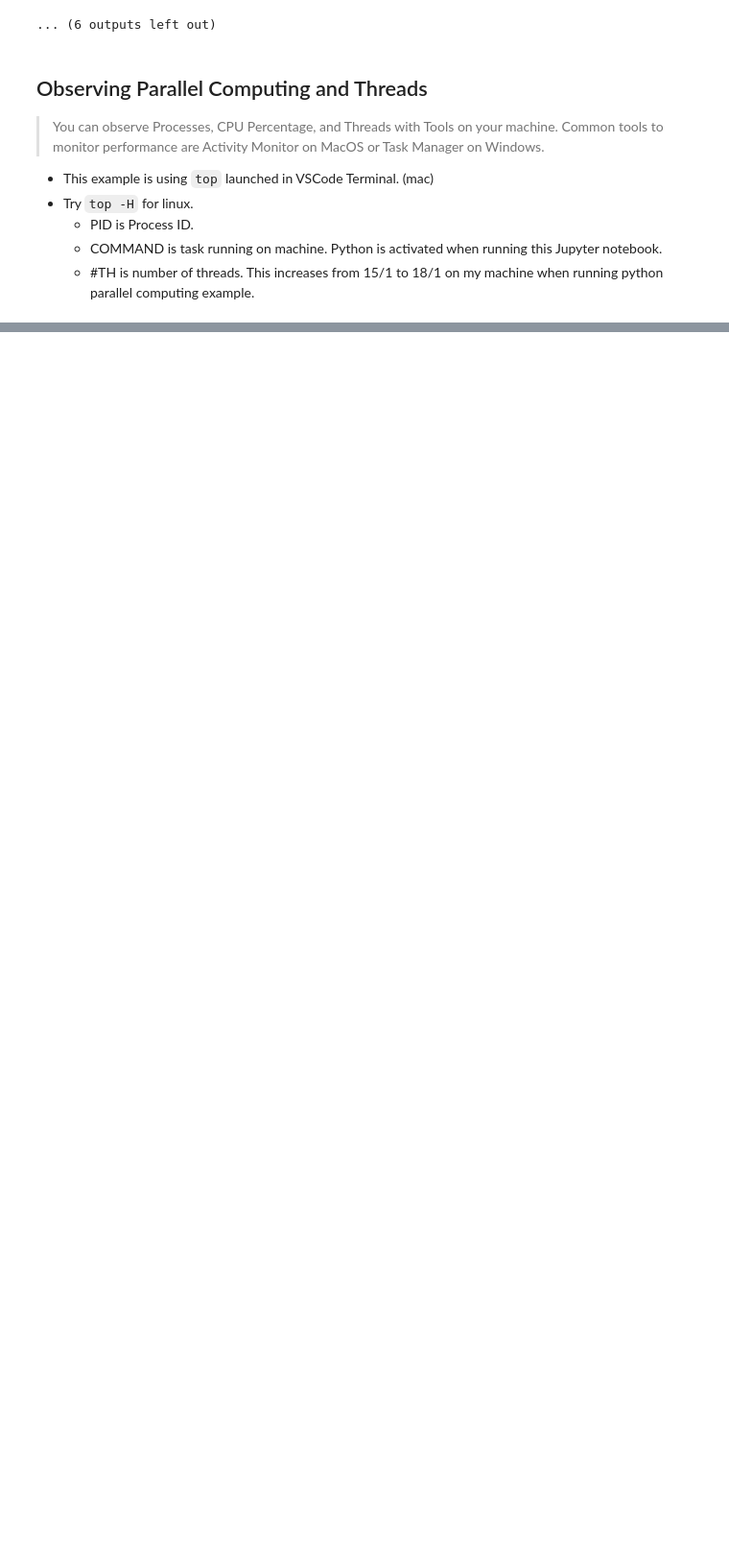
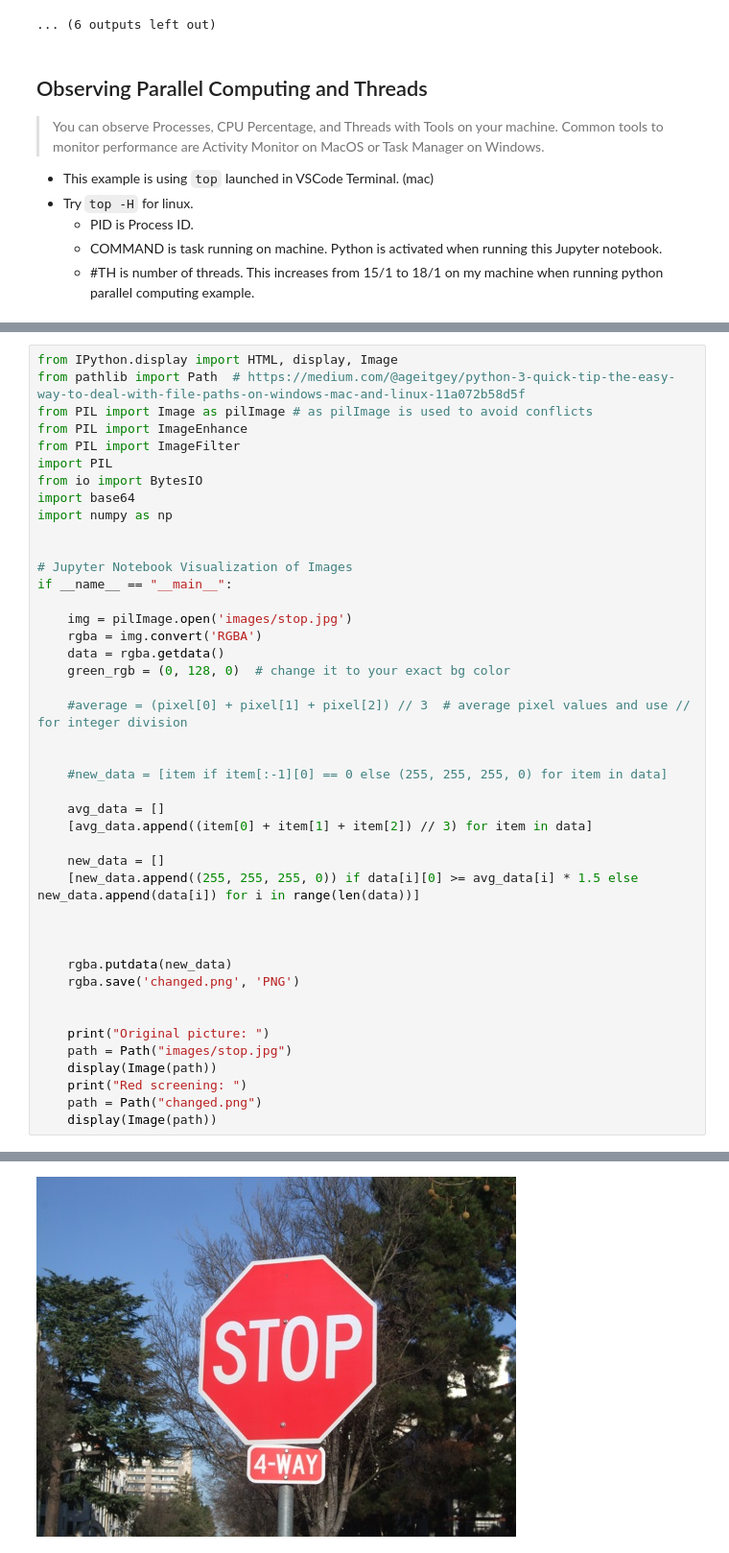
Before and after one commit to lwu1822/fastpages, a Jupyter notebook: _notebooks/2023-03-29-CSP-w28-class-unit4_3aParallelComputing.ipynb, the cells around one changed output, grey strips where cells are left out. Shown at 96% size. Cells and saved outputs as stored; diff of their text form; blank space fills up the shorter version.

```diff
--- a/_notebooks/2023-03-29-CSP-w28-class-unit4_3aParallelComputing.ipynb
+++ b/_notebooks/2023-03-29-CSP-w28-class-unit4_3aParallelComputing.ipynb
@@ -342,0 +350,44 @@ Scaled size:  (512, 512)
+# %%
+from IPython.display import HTML, display, Image
+from pathlib import Path  # https://medium.com/@ageitgey/python-3-quick-tip-the-easy-way-to-deal-with-file-paths-on-windows-mac-and-linux-11a072b58d5f
+from PIL import Image as pilImage # as pilImage is used to avoid conflicts
+from PIL import ImageEnhance
+from PIL import ImageFilter
+import PIL
+from io import BytesIO
+import base64
+import numpy as np
+
+
+# Jupyter Notebook Visualization of Images
+if __name__ == "__main__":
+
+    img = pilImage.open('images/stop.jpg')
+    rgba = img.convert('RGBA')
+    data = rgba.getdata()
+    green_rgb = (0, 128, 0)  # change it to your exact bg color
+
+    #average = (pixel[0] + pixel[1] + pixel[2]) // 3  # average pixel values and use // for integer division
+
+
+    #new_data = [item if item[:-1][0] == 0 else (255, 255, 255, 0) for item in data]
+
+    avg_data = []
+    [avg_data.append((item[0] + item[1] + item[2]) // 3) for item in data]
+
+    new_data = []
+    [new_data.append((255, 255, 255, 0)) if data[i][0] >= avg_data[i] * 1.5 else new_data.append(data[i]) for i in range(len(data))]
+
+
+
+    rgba.putdata(new_data)
+    rgba.save('changed.png', 'PNG')
+
+
+    print("Original picture: ")
+    path = Path("images/stop.jpg")
+    display(Image(path))
+    print("Red screening: ")
+    path = Path("changed.png")
+    display(Image(path))
+# %% [output]
@@ -342,0 +395 @@ Scaled size:  (512, 512)
+[figure, added]
```
Also changed, not shown: parts of 3 cells of this notebook.
